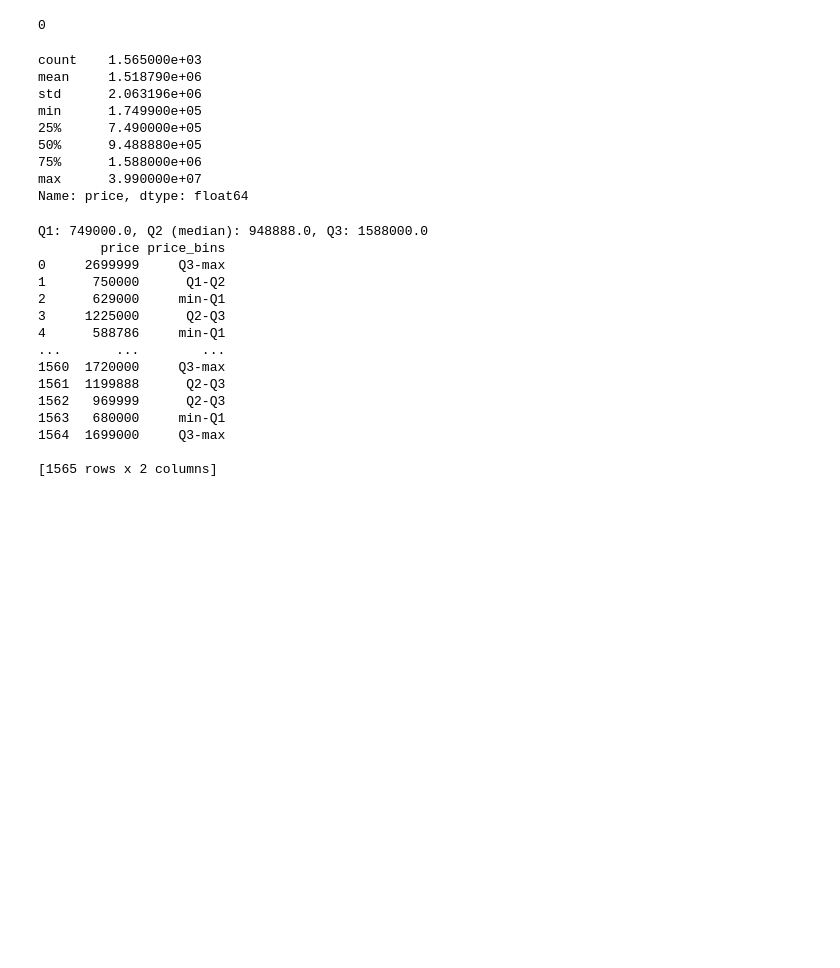
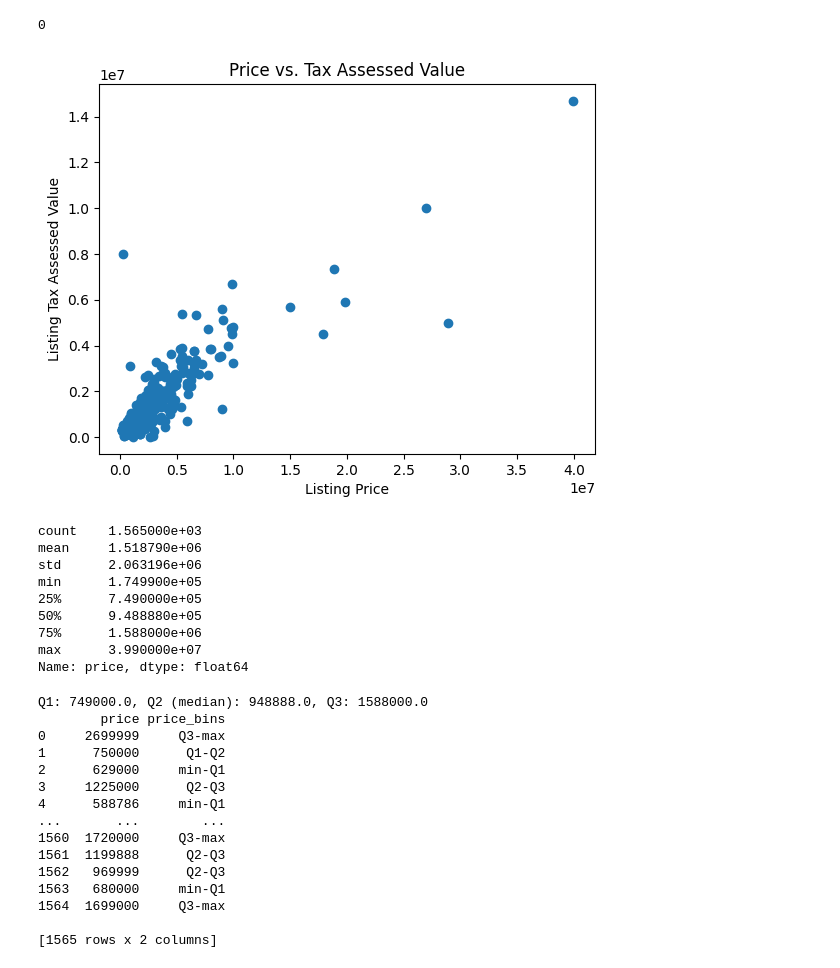
Before and after one commit to saba-sohail/nassau-county-housing, a Jupyter notebook: analysis1.ipynb, the cells around one changed output. Drawn from its saved outputs; the diff is of its cells as text; code cells hidden in the pictures; blank space fills up the shorter version.

```diff
--- a/analysis1.ipynb
+++ b/analysis1.ipynb
@@ -134,6 +147,14 @@ df.loc[df['taxAssessedValue'].isnull(), 'taxAssessedValue'] = predicted_values
 print(sum(df['taxAssessedValue'].isna()))
 # %% [output]
 0
+# %%
+plt.scatter(data=df, x="price", y="taxAssessedValue")
+plt.xlabel("Listing Price")
+plt.ylabel("Listing Tax Assessed Value")
+plt.title("Price vs. Tax Assessed Value")
+plt.show()
+# %% [output]
+[figure, added]
 # %%
 df['price'].describe()
 # %% [output]
```
Also changed, not shown: parts of 14 cells of this notebook.
